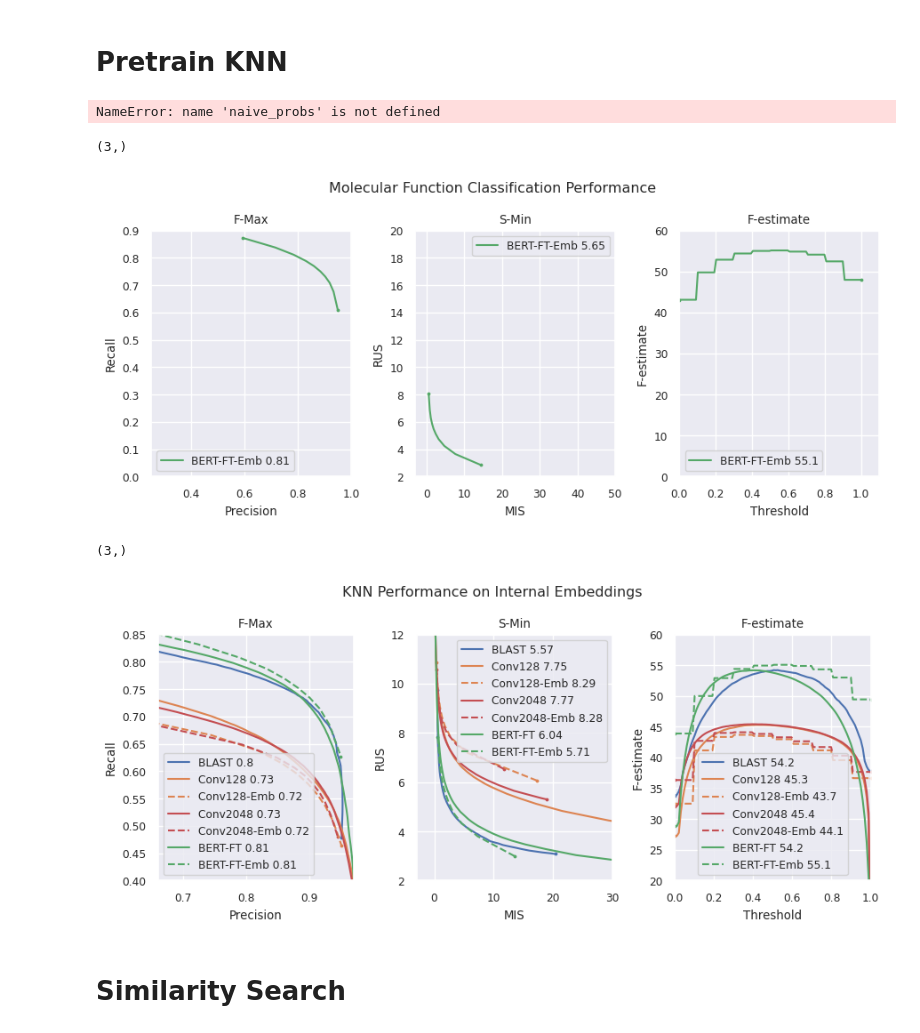
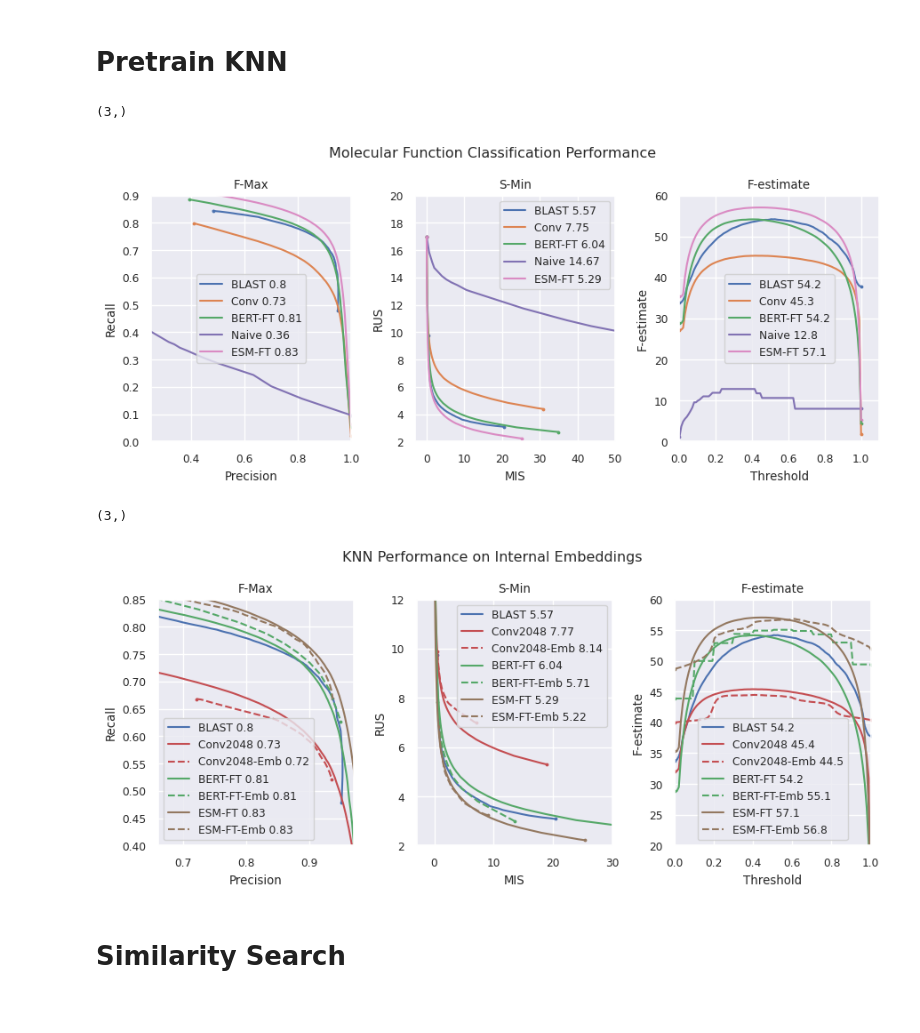
Before and after one commit to amdson/go_metric, a Jupyter notebook: paper_results.ipynb, the cells around one changed output. Drawn from its saved outputs; the diff is of its cells as text; code cells hidden in the pictures.

```diff
--- a/paper_results.ipynb
+++ b/paper_results.ipynb
@@ -389,0 +417,36 @@ naive_probs = term_frequencies + np.zeros(test_labels.shape)
+# %%
+import pickle
+with open("emb/esm_finetune_train_emb.pkl", "rb") as f:
+    emb_dict = pickle.load(f)
+    train_ids, train_embeddings = emb_dict['prot_id'], emb_dict['embedding']
+
+with open("emb/esm_finetune_test_emb.pkl", "rb") as f:
+    emb_dict = pickle.load(f)
+    test_ids, test_embeddings = emb_dict['prot_id'], emb_dict['embedding']
+
+from go_metric.multilabel_knn import embedding_wknn
+train_labels = train_dataset.labels.toarray()
+val_labels = val_dataset.labels.toarray()
+finetune_esm_knn_preds = csr_matrix(embedding_wknn(train_embeddings, test_embeddings, train_labels, k=5))
+import pickle
+with open("paper_result_predictions/esm_finetune_emb.pkl", "wb") as f:
+    pickle.dump({"prot_ids": test_ids, "probs": finetune_preds}, f)
+model_stats['ESM-FT-Emb'] = threshold_stats(test_labels, finetune_esm_knn_preds, test_ia)
+# %%
+import pickle
+with open("emb/pretrained_esm_train_emb.pkl", "rb") as f:
+    emb_dict = pickle.load(f)
+    train_ids, train_embeddings = emb_dict['prot_id'], emb_dict['embedding']
+
+with open("emb/pretrained_esm_test_emb.pkl", "rb") as f:
+    emb_dict = pickle.load(f)
+    test_ids, test_embeddings = emb_dict['prot_id'], emb_dict['embedding']
+
+from go_metric.multilabel_knn import embedding_knn
+train_labels = train_dataset.labels.toarray()
+val_labels = val_dataset.labels.toarray()
+esm_knn_preds = csr_matrix(embedding_wknn(train_embeddings, test_embeddings, train_labels, k=5))
+import pickle
+with open("paper_result_predictions/esm_emb.pkl", "wb") as f:
+    pickle.dump({"prot_ids": test_ids, "probs": finetune_preds}, f)
+model_stats['ESM-Emb'] = threshold_stats(test_labels, esm_knn_preds, test_ia)
@@ -417,6 +517,6 @@ def naive_threshold_stats(naive_probs, testing_matrix, test_ia):
         rms.append(r*r * preds.shape[0] * preds.shape[1] / preds.sum())
     return precs, recs, f_scores, rms, mis, rus, s_vals
 
+term_frequencies = np.array(train_labels.sum(axis=0)) / train_labels.shape[0]
+naive_probs = term_frequencies + np.zeros(test_labels.shape)
 model_stats["Naive"] = naive_threshold_stats(naive_probs, test_labels, test_ia)
-# %% [output]
-NameError: name 'naive_probs' is not defined
@@ -463,13 +534,18 @@ fig, axes = plt.subplots(1, 3, figsize=(9, 4))
 print(axes.shape)
 fig.suptitle("Molecular Function Classification Performance")
 
-base_models = ["BLAST", "Conv", "BERT-Emb", "BERT-FT", "Naive"]
+# base_models = ["BLAST", "Conv", "BERT-Emb", "BERT-FT", "Naive", "ESM-Emb", "ESM-FT", "ESM-FT-Emb"]
+base_models = ["BLAST", "Conv", "BERT-FT", "Naive", "ESM-FT"]
+
 disp_info = {
     "BLAST": colors[0],
     "Conv": colors[1],
     "BERT-Emb": colors[-1],
     "BERT-FT": colors[2],
-    "Naive": colors[4]
+    "Naive": colors[4],
+    "ESM-Emb": colors[5],
+    "ESM-FT": colors[6],
+    "ESM-FT-Emb": colors[7]
 }
 for model_name in base_models:
     stats = model_stats[model_name]
@@ -479,34 +555,34 @@ for model_name in base_models:
     axes[0].set_xlabel("Precision")
     axes[0].set_ylabel("Recall")
 
     plot_curve(axes[1], mis, rus, label=f"{model_name} {round(min(s_vals), 2)}", c=c)
     axes[1].set_xlabel("MIS")
     axes[1].set_ylabel("RUS")
 
     plot_curve(axes[2], np.linspace(0, 1, len(rms)), rms, label=f"{model_name} {round(max(rms), 1)}", c=c)
     axes[2].set_xlabel("Threshold")
     axes[2].set_ylabel("F-estimate")
 
 axes[0].set_xlim([0.25, 1])
 axes[0].set_ylim([0, 0.9])
 axes[1].set_xlim([-3, 50])
 axes[1].set_ylim([2, 20])
 axes[2].set_xlim([0, 1.1])
 axes[2].set_ylim([0, 60])
 
 axes[0].set_title("F-Max")
 axes[1].set_title("S-Min")
 axes[2].set_title("F-estimate")
 
 axes[0].legend()
 axes[1].legend()
 axes[2].legend()
 
 fig.tight_layout()
 fig.show()
 # %% [output]
 (3,)
-[figure, old version]
+[figure, new version]
 # %%
 def plot_curve(ax, x, y, **kwargs):
     ax.plot(x, y, **kwargs)
@@ -524,8 +600,10 @@ disp_info = {
     "Conv2048-Emb": (colors[3], 'dashed'),
     "BERT-FT": (colors[2], 'solid'),
     "BERT-FT-Emb": (colors[2], 'dashed'),
+    "ESM-FT": (colors[5], 'solid'),
+    "ESM-FT-Emb": (colors[5], 'dashed'),
 }
-base_models = ["BLAST", "Conv128", "Conv128-Emb", "Conv2048", "Conv2048-Emb", "BERT-FT", "BERT-FT-Emb"]
+base_models = ["BLAST", "Conv2048", "Conv2048-Emb", "BERT-FT", "BERT-FT-Emb", "ESM-FT", "ESM-FT-Emb"]
 for model_name in base_models:
     stats = model_stats[model_name]
     c, lt = disp_info[model_name]
@@ -560,7 +638,7 @@ fig.tight_layout()
 fig.show()
 # %% [output]
 (3,)
-[figure, old version]
+[figure, new version]
 # %% [markdown]
 # Similarity Search
 # %% [markdown]
```
Also changed, not shown: parts of 14 cells of this notebook, 30 other files.
